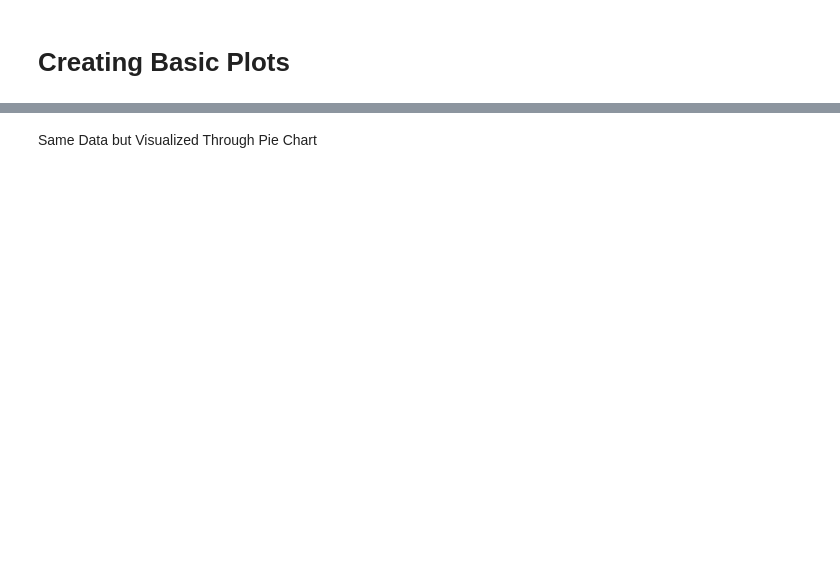
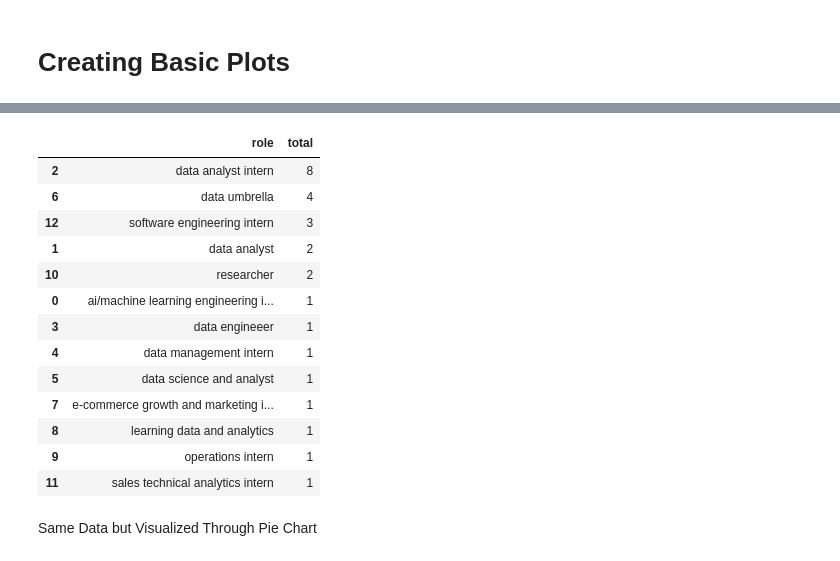
Before and after one commit to rcdavid1/application-analysis, a Jupyter notebook: analysis.ipynb, the cells around one changed output, grey strips where cells are left out. Drawn from its saved outputs; the diff is of its cells as text; code cells hidden in the pictures; blank space fills up the shorter version.

```diff
--- a/analysis.ipynb
+++ b/analysis.ipynb
@@ -129,3 +134,60 @@ plt.show()
+# %%
+# grouping all "data" related roles under one group
+import re
+
+# creating regex and will parse through str in "role" column in order to match
+regex_data = r"data"
+
+for roles in grouped_role["role"]:
+
+    # stripping whitespace and splitting on spaces
+    strip_str = roles.strip()
+
+    # finding matches
+    match = re.findall(regex_data, strip_str, flags = re.IGNORECASE)
+
+    if match:
+
+        grouped_role["role"] = grouped_role["role"].replace(role, "data umbrella")
+
+    else:
+
+        continue
+
+grouped_role
+
+
+
+
+
+
+
+
+
+
+
+# grouped_role["data umbrella"] = [data for data in grouped_role["data"] if  ]
+# filter through role str and find "data"
+
+# if match then create running total
+
+# create new umbrella term
+# grouped_role["data_science_or_analysty"] = grouped_role["data_science_or_analysty"]
+# %% [output]
+|  | role | total |
+| 2 | data analyst intern | 8 |
+| 6 | data umbrella | 4 |
+| 12 | software engineering intern | 3 |
+| 1 | data analyst | 2 |
+| 10 | researcher | 2 |
+| 0 | ai/machine learning engineering i... | 1 |
+| 3 | data engineeer | 1 |
+| 4 | data management intern | 1 |
+| 5 | data science and analyst | 1 |
+| 7 | e-commerce growth and marketing i... | 1 |
+| 8 | learning data and analytics | 1 |
+| 9 | operations intern | 1 |
+| 11 | sales technical analytics intern | 1 |
 # %% [markdown]
 Same Data but Visualized Through Pie Chart
 # %%
```
Also changed, not shown: parts of 5 cells of this notebook.
